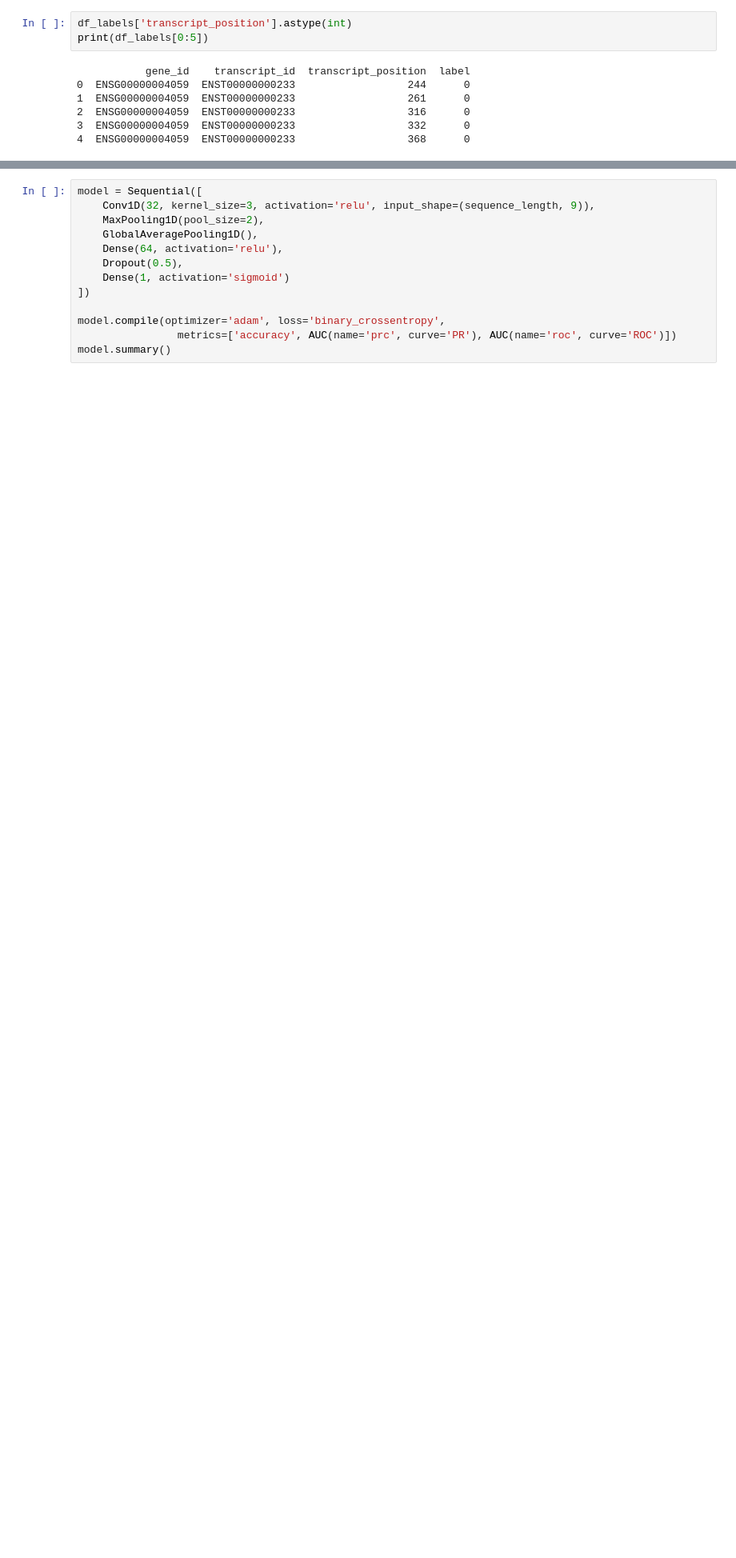
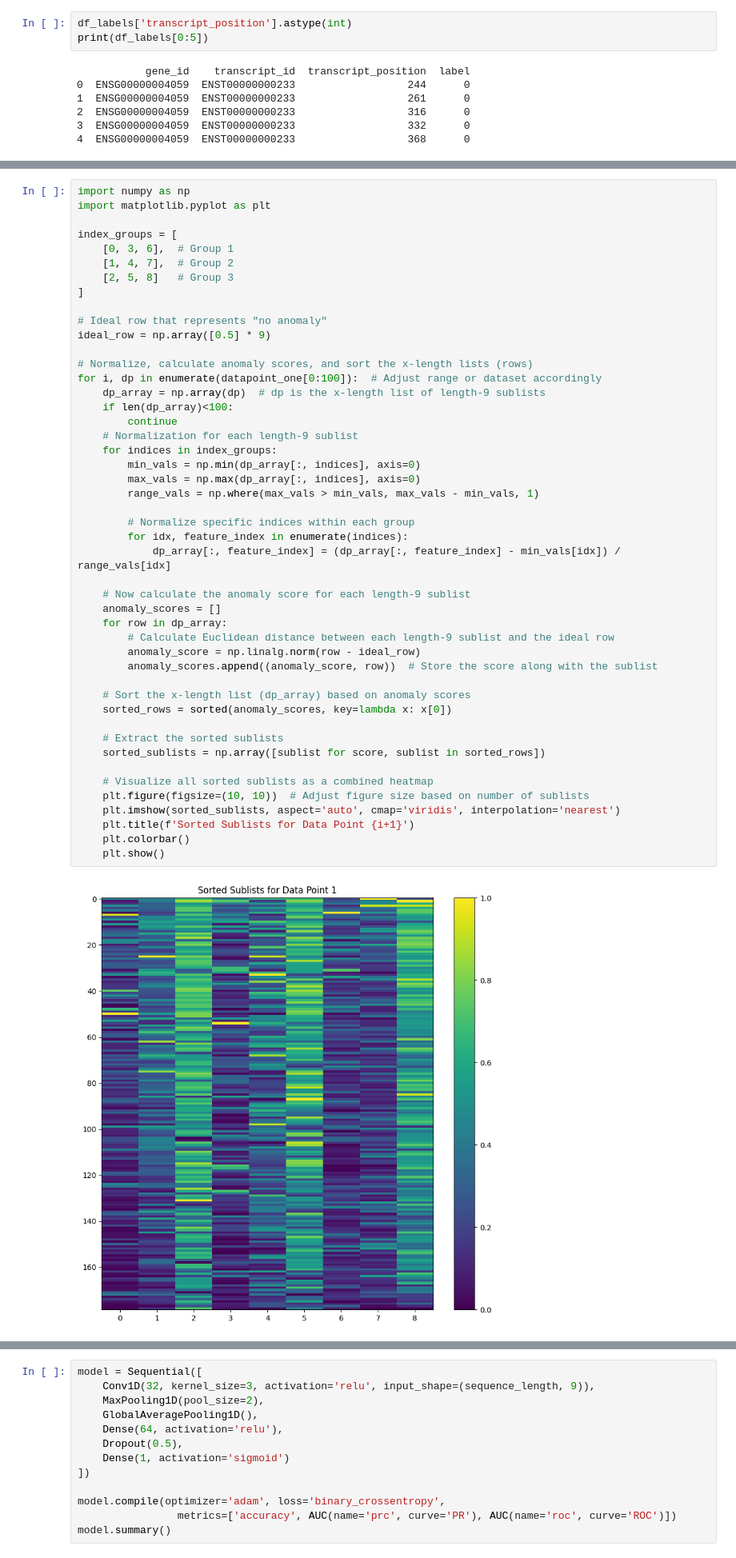
Before and after one commit to yunethiri/DSA4262-geneandtonic, a Jupyter notebook: eda_bags.ipynb, the cells around one changed output, grey strips where cells are left out. Shown at 80% size. Drawn from its saved outputs; the diff is of its cells as text; blank space fills up the shorter version.

```diff
--- a/eda_bags.ipynb
+++ b/eda_bags.ipynb
@@ -59,0 +311,49 @@ process took 940.101961
+# %%
+import numpy as np
+import matplotlib.pyplot as plt
+
+index_groups = [
+    [0, 3, 6],  # Group 1
+    [1, 4, 7],  # Group 2
+    [2, 5, 8]   # Group 3
+]
+
+# Ideal row that represents "no anomaly"
+ideal_row = np.array([0.5] * 9)
+
+# Normalize, calculate anomaly scores, and sort the x-length lists (rows)
+for i, dp in enumerate(datapoint_one[0:100]):  # Adjust range or dataset accordingly
+    dp_array = np.array(dp)  # dp is the x-length list of length-9 sublists
+    if len(dp_array)<100:
+        continue
+    # Normalization for each length-9 sublist
+    for indices in index_groups:
+        min_vals = np.min(dp_array[:, indices], axis=0)
+        max_vals = np.max(dp_array[:, indices], axis=0)
+        range_vals = np.where(max_vals > min_vals, max_vals - min_vals, 1)
+
+        # Normalize specific indices within each group
+        for idx, feature_index in enumerate(indices):
+            dp_array[:, feature_index] = (dp_array[:, feature_index] - min_vals[idx]) / range_vals[idx]
+
+    # Now calculate the anomaly score for each length-9 sublist
+    anomaly_scores = []
+    for row in dp_array:
+        # Calculate Euclidean distance between each length-9 sublist and the ideal row
+        anomaly_score = np.linalg.norm(row - ideal_row)
+        anomaly_scores.append((anomaly_score, row))  # Store the score along with the sublist
+
+    # Sort the x-length list (dp_array) based on anomaly scores
+    sorted_rows = sorted(anomaly_scores, key=lambda x: x[0])
+
+    # Extract the sorted sublists
+    sorted_sublists = np.array([sublist for score, sublist in sorted_rows])
+
+    # Visualize all sorted sublists as a combined heatmap
+    plt.figure(figsize=(10, 10))  # Adjust figure size based on number of sublists
+    plt.imshow(sorted_sublists, aspect='auto', cmap='viridis', interpolation='nearest')
+    plt.title(f'Sorted Sublists for Data Point {i+1}')
+    plt.colorbar()
+    plt.show()
+# %% [output]
+[figure, added]
```
Also changed, not shown: parts of 8 cells of this notebook.
